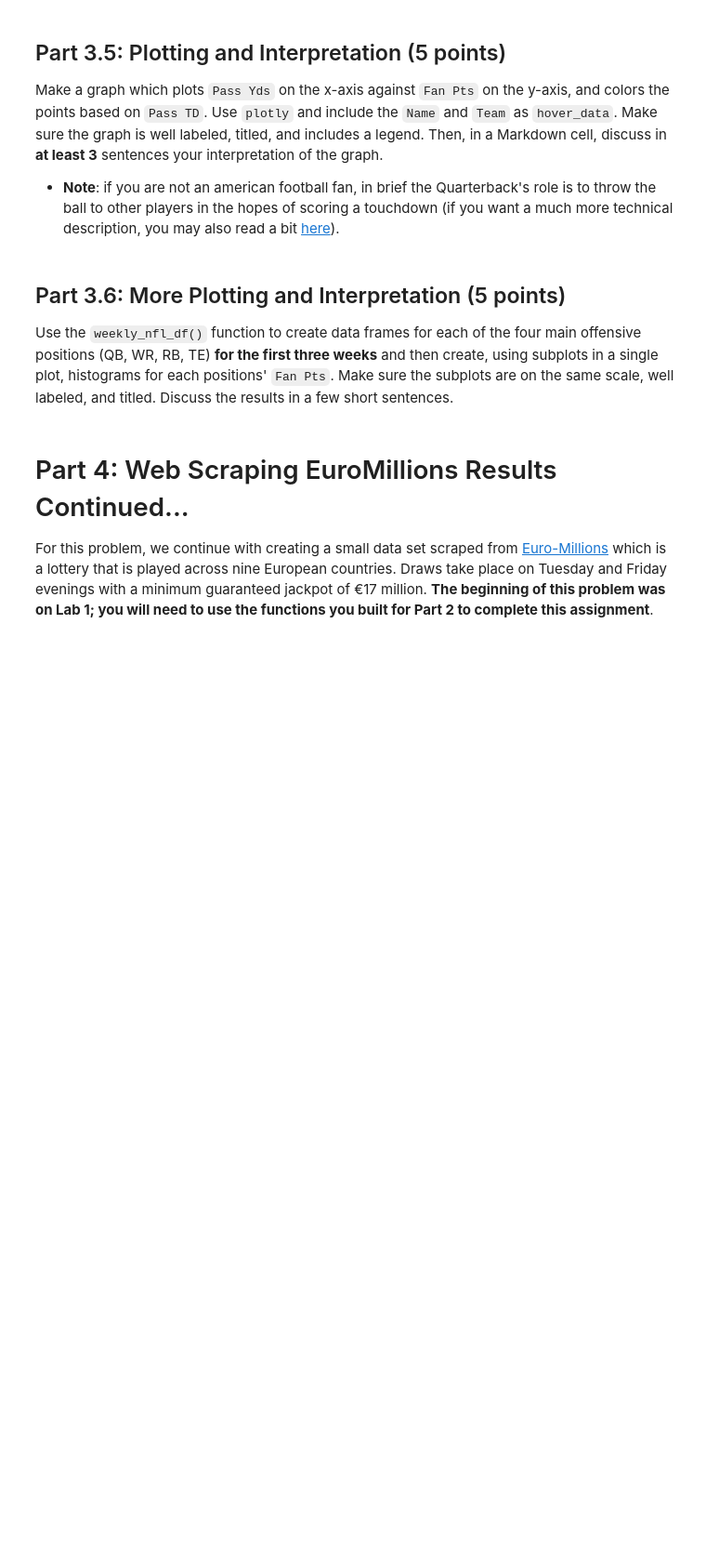
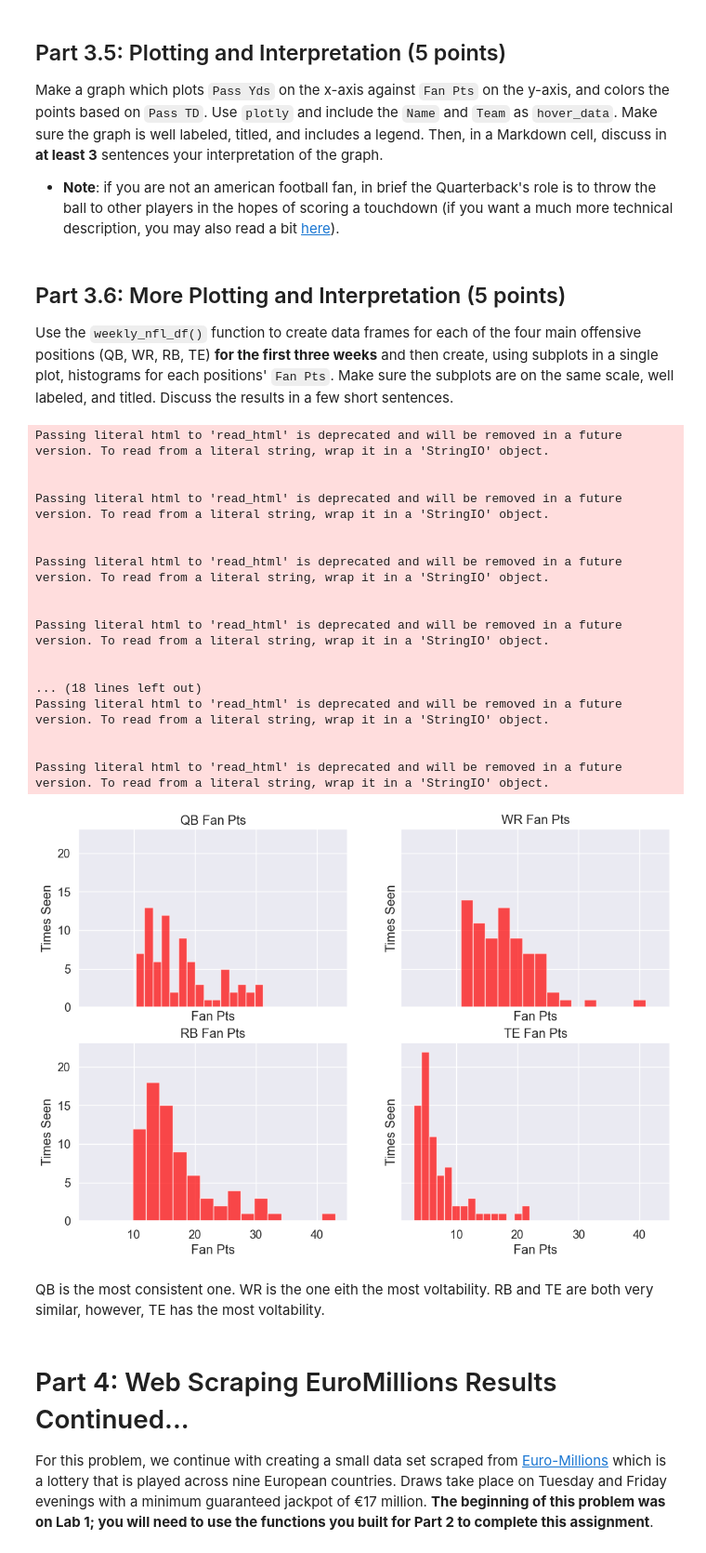
Before and after one commit to DiegoCico/DS3000, a Jupyter notebook: Week3/HW2.ipynb, the cells around one changed output. Shown: that part at 93% size. Drawn from its saved outputs; the diff is of its cells as text; code cells hidden in the pictures; blank space fills up the shorter version.

```diff
--- a/Week3/HW2.ipynb
+++ b/Week3/HW2.ipynb
@@ -783,7 +779,7 @@ def clean_nfl_df(info):
     If a player does not have a particular stat, it is marked as 'N/A'.
 
     Returns:
-        pd.DataFrame: A cleaned DataFrame with separate columns for 'Name', 'Team', 'Pos', and stats.
+        pd.DataFrame: A DataFrame with separate columns for 'Name', 'Team', 'Pos', and stats.
     """
     clean = []
     table = info[0]
@@ -983,3 +975,44 @@ import matplotlib.pyplot as plt
+# %%
+import matplotlib.pyplot as plt
+import pandas as pd
+
+positions = ['QB', 'WR', 'RB', 'TE']
+weeks = [1, 2, 3]
+
+nfl_data = {pos: pd.concat([weekly_nfl_df(pos, week) for week in weeks]) for pos in positions}
+
+ignored, axs = plt.subplots(2, 2, figsize=(12, 8), sharex=True, sharey=True)
+
+for i, pos in enumerate(positions):
+    ax = axs[i//2, i%2]
+    data = nfl_data[pos]['Fan Pts'].dropna().astype(float)
+    ax.hist(data, bins=15, color='red', alpha=0.7)
+    ax.set_title(f'{pos} Fan Pts')
+    ax.set_xlabel('Fan Pts')
+    ax.set_ylabel('Times Seen')
+
+plt.show()
+# %% [output]
+Passing literal html to 'read_html' is deprecated and will be removed in a future version. To read from a literal string, wrap it in a 'StringIO' object.
+
+
+Passing literal html to 'read_html' is deprecated and will be removed in a future version. To read from a literal string, wrap it in a 'StringIO' object.
+
+
+Passing literal html to 'read_html' is deprecated and will be removed in a future version. To read from a literal string, wrap it in a 'StringIO' object.
+
+
+Passing literal html to 'read_html' is deprecated and will be removed in a future version. To read from a literal string, wrap it in a 'StringIO' object.
+
+
+... (18 lines left out)
+Passing literal html to 'read_html' is deprecated and will be removed in a future version. To read from a literal string, wrap it in a 'StringIO' object.
+
+
+Passing literal html to 'read_html' is deprecated and will be removed in a future version. To read from a literal string, wrap it in a 'StringIO' object.
+[figure, added]
+# %% [markdown]
+QB is the most consistent one. WR is the one eith the most voltability. RB and TE are both very similar, however, TE has the most voltability.
 # %% [markdown]
 # Part 4: Web Scraping EuroMillions Results Continued...
 
```
Also changed, not shown: parts of 8 cells of this notebook, 1 other file.
